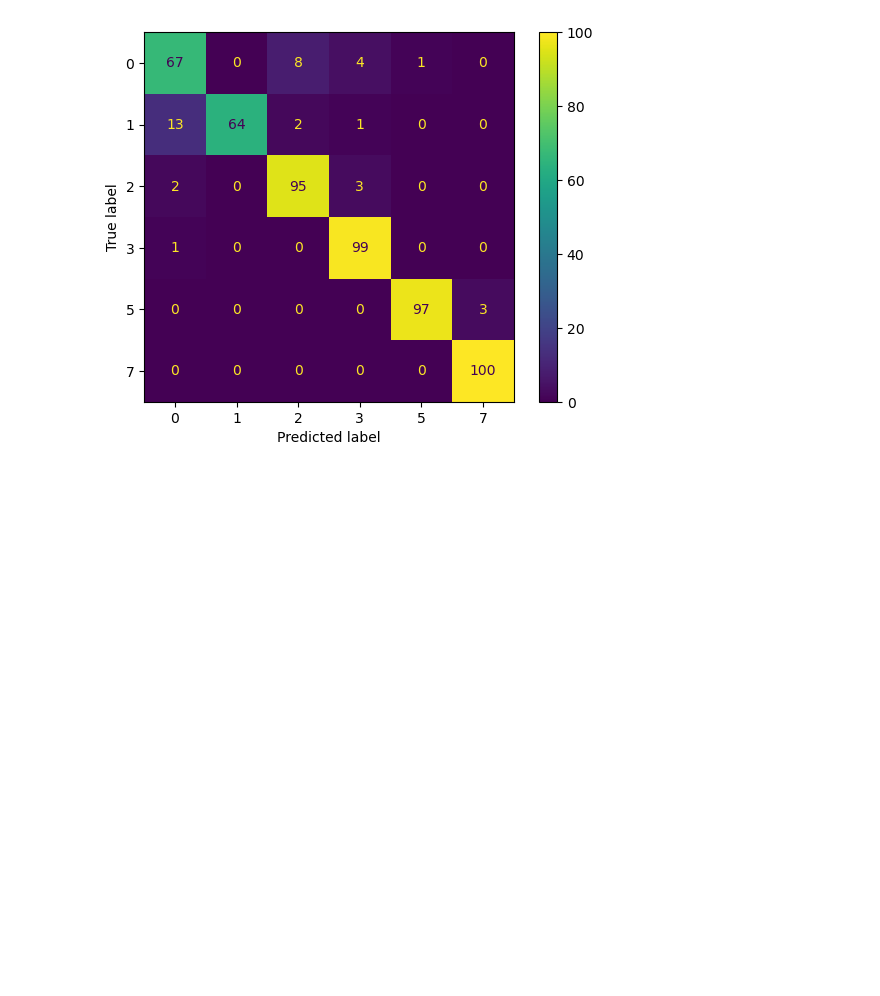
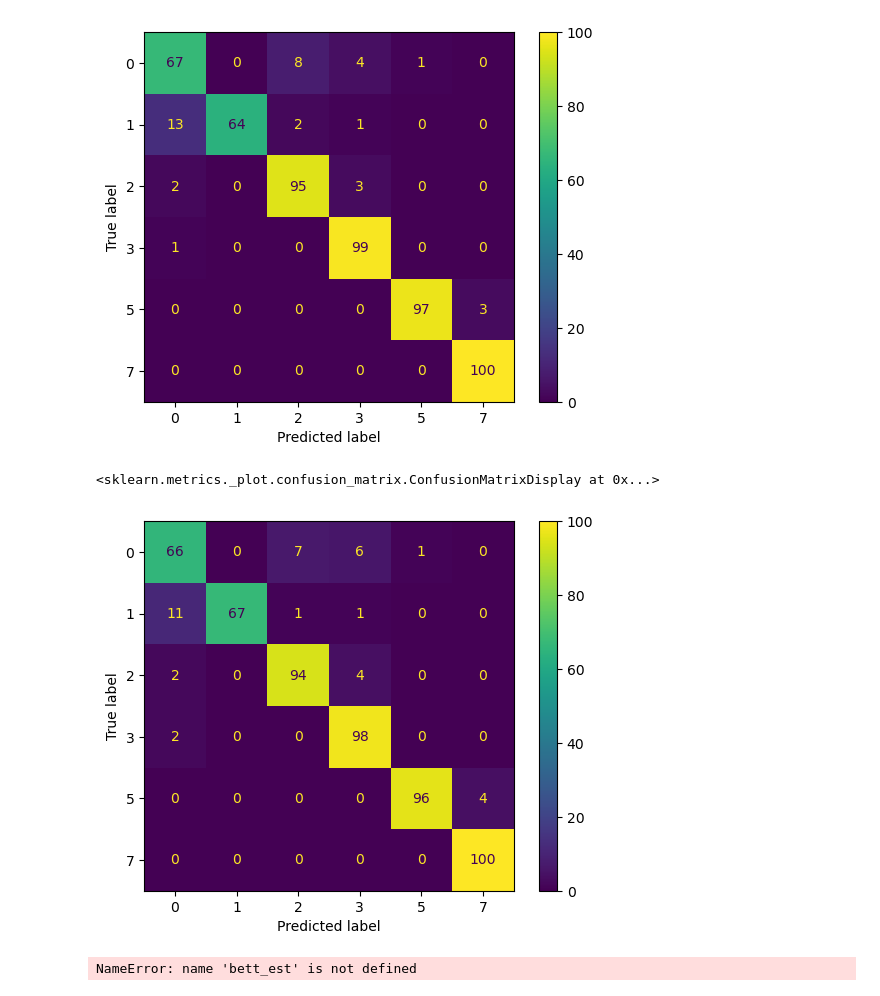
Before and after one commit to ratva/Multi-class-Image-Classification-for-Unbalanced-Fashion-Data, a Jupyter notebook: problem2Images.ipynb, the cells around one changed output. Saved outputs shown, nothing was run; the diff lists cells and outputs as text; code cells hidden in the pictures; blank space fills up the shorter version.

```diff
--- a/problem2Images.ipynb
+++ b/problem2Images.ipynb
@@ -507,0 +496,10 @@ format_pred((best_est.predict(x_te)))
+# %%
+ConfusionMatrixDisplay.from_estimator(better_est, new_x_va_sc, new_y_va)
+# %% [output]
+<sklearn.metrics._plot.confusion_matrix.ConfusionMatrixDisplay at 0x...>
+[figure, added]
+# %%
+
+format_pred((bett_est.predict(new_x_te)))
+# %% [output]
+NameError: name 'bett_est' is not defined
```
Also changed, not shown: parts of 15 cells of this notebook, 2 other files.
